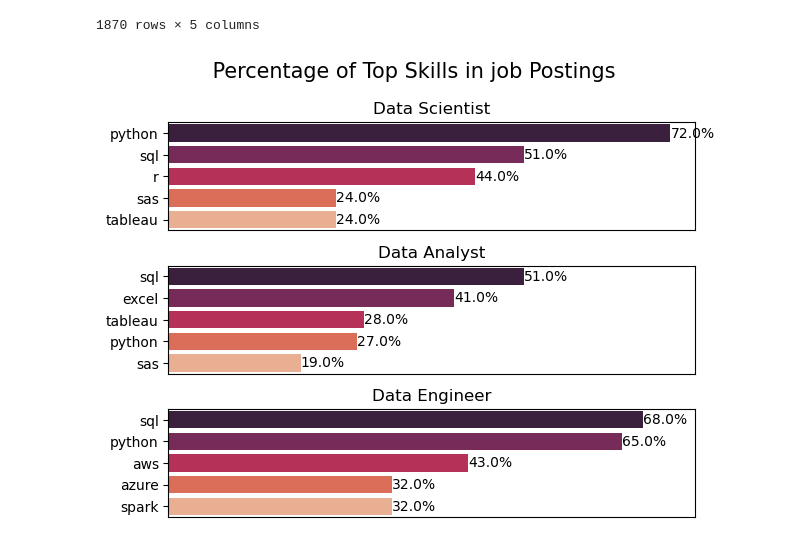
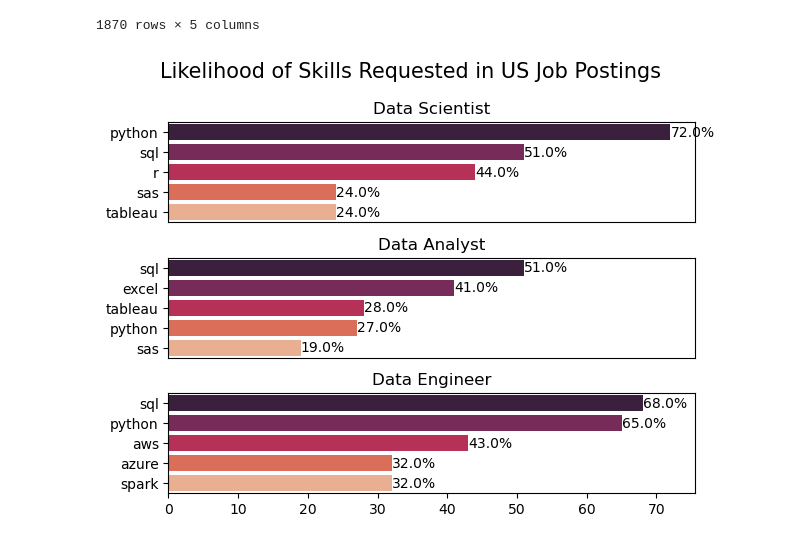
Before and after one commit to NicholasGalvan/Data_Job_Market_Analysis, a Jupyter notebook: PythonProjects/2_Skill_Demand.ipynb, the cells around one changed output. Cells and saved outputs as stored; diff of their text form; code cells hidden in the pictures.

```diff
--- a/PythonProjects/2_Skill_Demand.ipynb
+++ b/PythonProjects/2_Skill_Demand.ipynb
@@ -135,23 +146,24 @@ df_skills_percent #viewing our new column
 | 1869 | nltk | Senior Data Engineer | 1 | 9289 | 0.0 |
 1870 rows × 5 columns
 # %%
-# now to plot in percentage
+# Likelihood of Skills Requested
 fig, ax = plt.subplots(len(job_titles), 1)
 
 for i, job_title in enumerate(job_titles):
     df_plot = df_skills_percent[df_skills_percent['job_title_short'] == job_title].head(5)
     sns.barplot(data=df_plot, x='skill_percent', y='job_skills', ax=ax[i], palette='rocket', )
     ax[i].set_title(job_title)
     ax[i].set_ylabel('')
     ax[i].set_xlabel('')
     ax[i].set_xlim(ax[0].get_xlim())# setting the x limit for each graph to the maximum value between all, in this case the first graph has the highest counts
 
-    for index, value in enumerate(df_plot['skill_percent']):
-       ax[i].text(value , index, f'{value}%', va='center')
-    ax[i].set_xticks([])
+    for index, value in enumerate(df_plot['skill_percent']): # adding the % sign to each bar in the figure
+       ax[i].text(value , index, f'{value}%', va='center') # Adding text to the X and Y position where the value ends in the graph and adding a %
+    if i != len(job_titles) -1:  # removing all x labels except for the last graph
+        ax[i].set_xticks([])
 
-fig.suptitle(' Percentage of Top Skills in job Postings', fontsize=15)
+fig.suptitle('Likelihood of Skills Requested in US Job Postings', fontsize=15)
 plt.tight_layout()
 plt.show()
 # %% [output]
-[figure, old version]
+[figure, new version]
```
Also changed, not shown: parts of 4 cells of this notebook, 1 other file.
